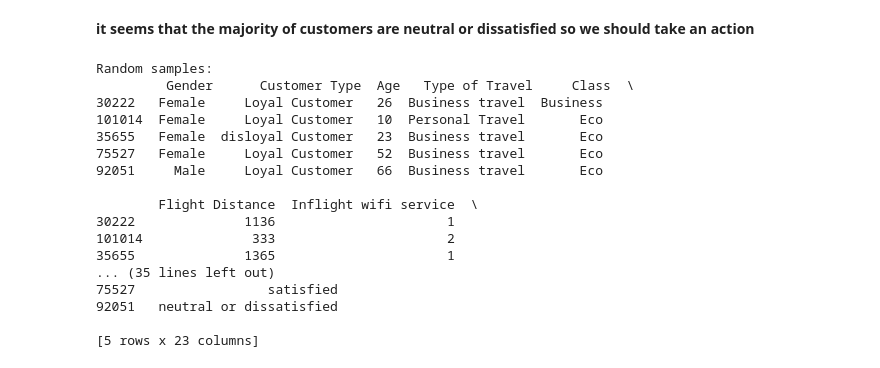
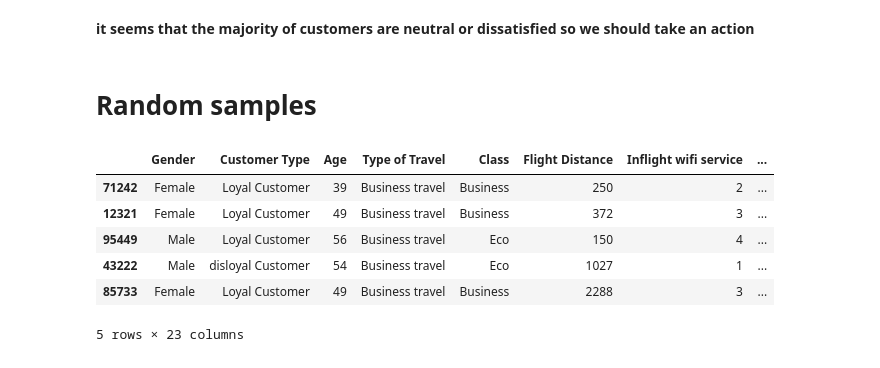
Before and after one commit to norhanreda/Air-line-passenger-satisfaction, a Jupyter notebook: visualisation.ipynb, the cells around one changed output. Drawn from its saved outputs; the diff is of its cells as text; code cells hidden in the pictures.

```diff
--- a/visualisation.ipynb
+++ b/visualisation.ipynb
@@ -140,25 +165,17 @@ Baseline class: neutral or dissatisfied
 [figure]
 # %% [markdown]
 **it seems that the majority of customers are neutral or dissatisfied so we should take an action**
-# %%
-# Random samples
-random_samples = train.sample(n=5)  # Change the value of 'n' to the desired number of random samples
-print("Random samples:\n", random_samples)
-# %% [output]
-Random samples:
-         Gender      Customer Type  Age   Type of Travel     Class  \
-30222   Female     Loyal Customer   26  Business travel  Business
-101014  Female     Loyal Customer   10  Personal Travel       Eco
-35655   Female  disloyal Customer   23  Business travel       Eco
-75527   Female     Loyal Customer   52  Business travel       Eco
-92051     Male     Loyal Customer   66  Business travel       Eco
-
-        Flight Distance  Inflight wifi service  \
-30222              1136                      1
-101014              333                      2
-35655              1365                      1
-... (35 lines left out)
-75527                 satisfied
-92051   neutral or dissatisfied
-
-[5 rows x 23 columns]
+# %% [markdown]
+ # Random samples
+# %%
+# Random samples
+
+train.sample(n=5)
+# %% [output]
+|  | Gender | Customer Type | Age | Type of Travel | Class | Flight Distance | Inflight wifi service | ... |
+| 71242 | Female | Loyal Customer | 39 | Business travel | Business | 250 | 2 | ... |
+| 12321 | Female | Loyal Customer | 49 | Business travel | Business | 372 | 3 | ... |
+| 95449 | Male | Loyal Customer | 56 | Business travel | Eco | 150 | 4 | ... |
+| 43222 | Male | disloyal Customer | 54 | Business travel | Eco | 1027 | 1 | ... |
+| 85733 | Female | Loyal Customer | 49 | Business travel | Business | 2288 | 3 | ... |
+5 rows × 23 columns
```
Also changed, not shown: parts of 20 cells of this notebook.
